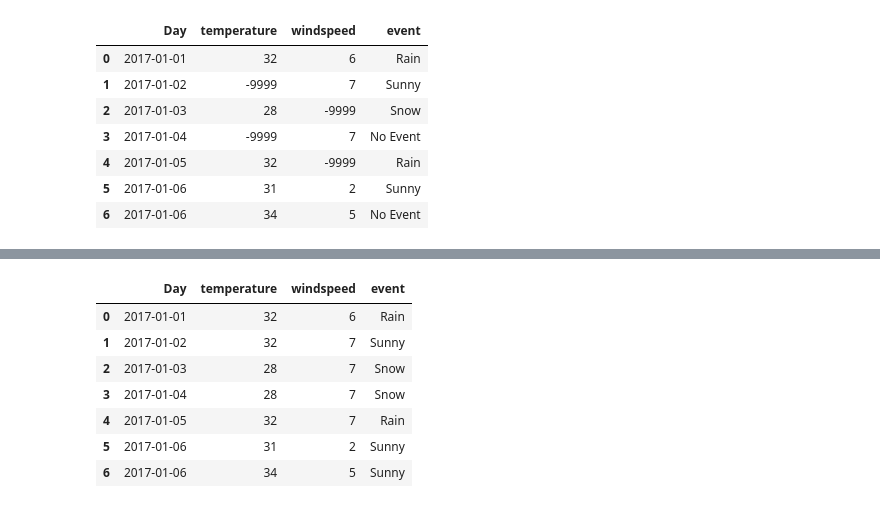
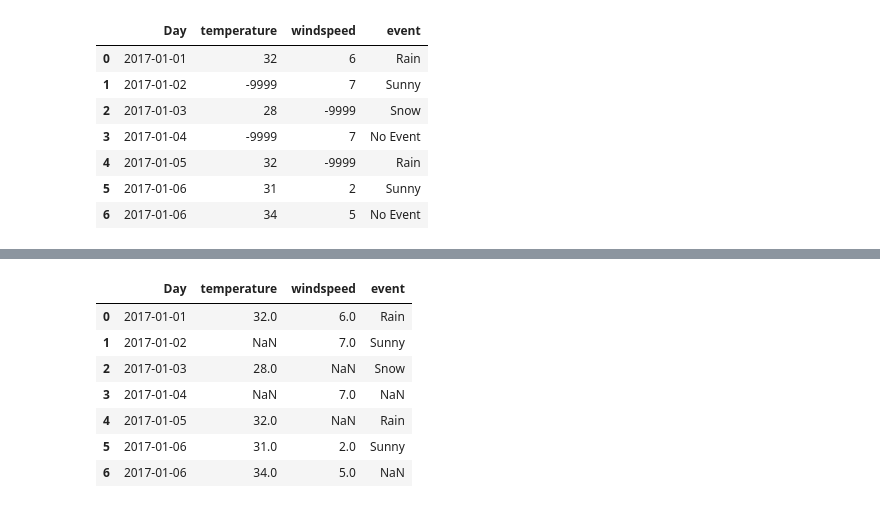
Before and after one commit to Ezeko/jupyter_sandbox, a Jupyter notebook: pandas_tut.ipynb, the cells around one changed output, grey strips where cells are left out. Cells and saved outputs as stored; diff of their text form; code cells hidden in the pictures.

```diff
--- a/pandas_tut.ipynb
+++ b/pandas_tut.ipynb
@@ -315,13 +328,13 @@ df
 # %%
-#replacing empty data
+#replacing different empty data
 
-df.replace([-9999, np.NaN], ['No Event', np.NaN]])
+df.replace([-9999, 'No Event'], np.NaN)
 # %% [output]
 |  | Day | temperature | windspeed | event |
-| 0 | 2017-01-01 | 32 | 6 | Rain |
-| 1 | 2017-01-02 | 32 | 7 | Sunny |
-| 2 | 2017-01-03 | 28 | 7 | Snow |
-| 3 | 2017-01-04 | 28 | 7 | Snow |
-| 4 | 2017-01-05 | 32 | 7 | Rain |
-| 5 | 2017-01-06 | 31 | 2 | Sunny |
-| 6 | 2017-01-06 | 34 | 5 | Sunny |
+| 0 | 2017-01-01 | 32.0 | 6.0 | Rain |
+| 1 | 2017-01-02 | NaN | 7.0 | Sunny |
+| 2 | 2017-01-03 | 28.0 | NaN | Snow |
+| 3 | 2017-01-04 | NaN | 7.0 | NaN |
+| 4 | 2017-01-05 | 32.0 | NaN | Rain |
+| 5 | 2017-01-06 | 31.0 | 2.0 | Sunny |
+| 6 | 2017-01-06 | 34.0 | 5.0 | NaN |
```
Also changed, not shown: parts of 3 cells of this notebook.
